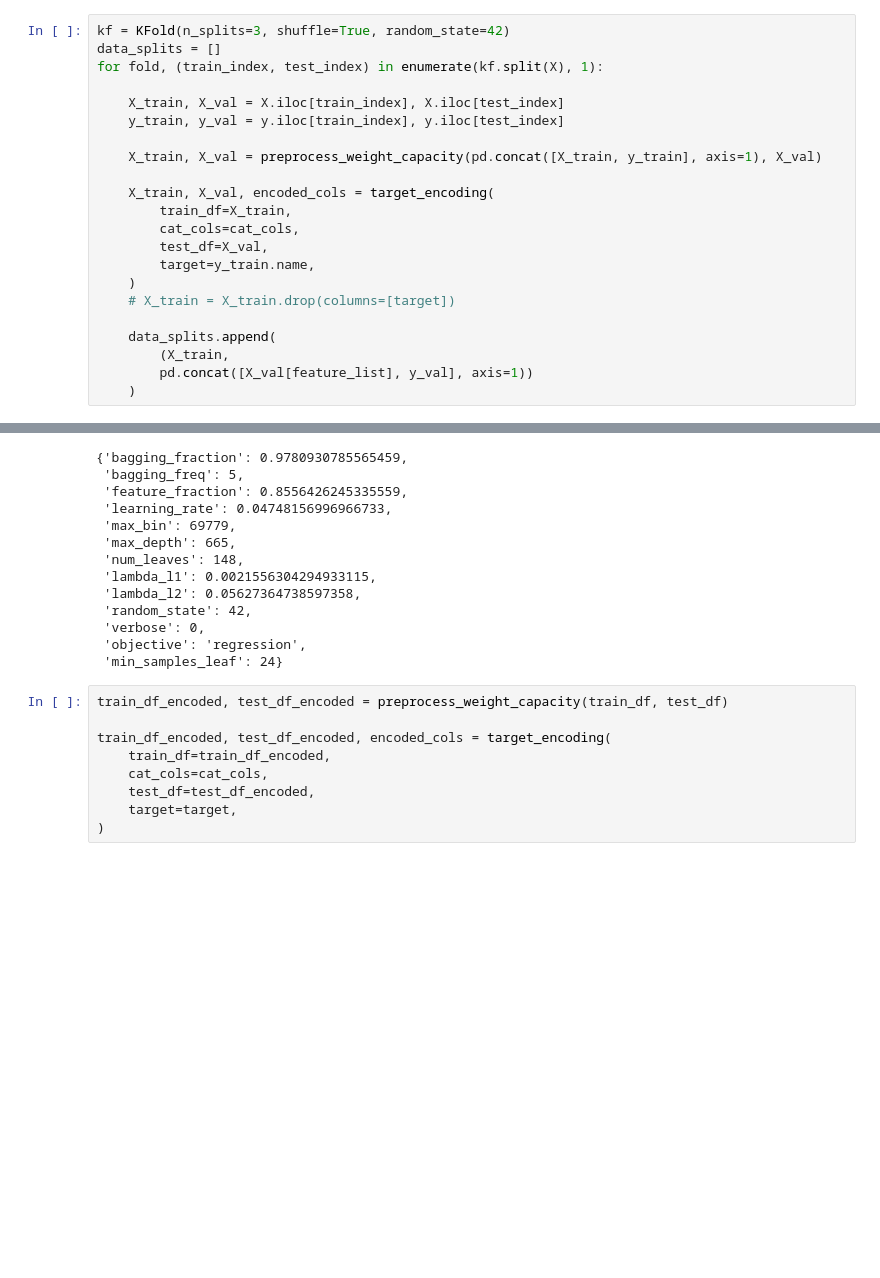
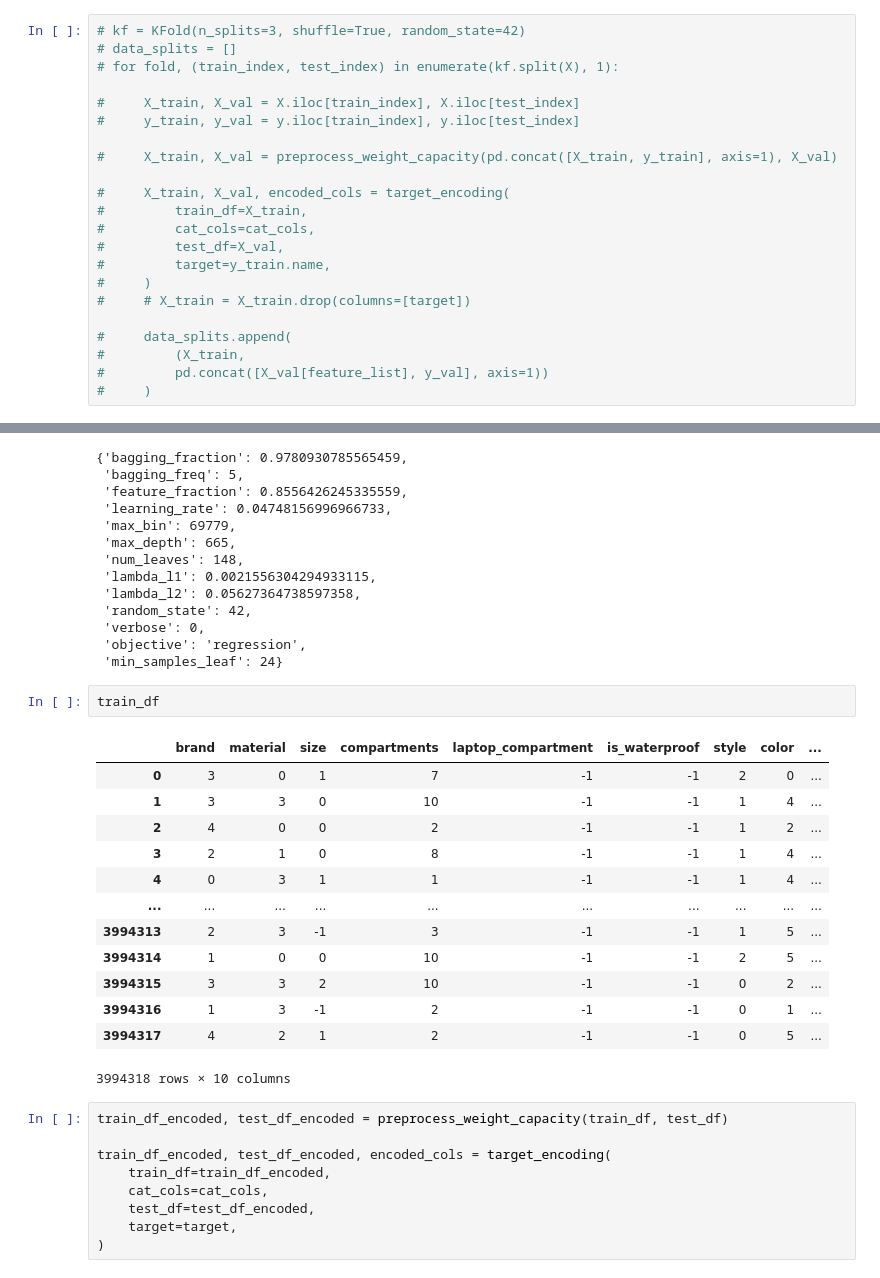
Before and after one commit to Jordanbarker/backpack-prediction-challenge, a Jupyter notebook: notebooks/03_hyperparams_lgb.ipynb, the cells around one changed output, grey strips where cells are left out. Cells and saved outputs as stored; diff of their text form; blank space fills up the shorter version.

Commit message:
Side by side tests

```diff
--- a/notebooks/03_hyperparams_lgb.ipynb
+++ b/notebooks/03_hyperparams_lgb.ipynb
@@ -44,25 +60,25 @@ The autoreload extension is already loaded. To reload it, use:
 # %%
-kf = KFold(n_splits=3, shuffle=True, random_state=42)
-data_splits = []
-for fold, (train_index, test_index) in enumerate(kf.split(X), 1):
+# kf = KFold(n_splits=3, shuffle=True, random_state=42)
+# data_splits = []
+# for fold, (train_index, test_index) in enumerate(kf.split(X), 1):
 
-    X_train, X_val = X.iloc[train_index], X.iloc[test_index]
-    y_train, y_val = y.iloc[train_index], y.iloc[test_index]
+#     X_train, X_val = X.iloc[train_index], X.iloc[test_index]
+#     y_train, y_val = y.iloc[train_index], y.iloc[test_index]
 
-    X_train, X_val = preprocess_weight_capacity(pd.concat([X_train, y_train], axis=1), X_val)
+#     X_train, X_val = preprocess_weight_capacity(pd.concat([X_train, y_train], axis=1), X_val)
 
-    X_train, X_val, encoded_cols = target_encoding(
-        train_df=X_train,
-        cat_cols=cat_cols,
-        test_df=X_val,
-        target=y_train.name,
-    )
-    # X_train = X_train.drop(columns=[target])
+#     X_train, X_val, encoded_cols = target_encoding(
+#         train_df=X_train,
+#         cat_cols=cat_cols,
+#         test_df=X_val,
+#         target=y_train.name,
+#     )
+#     # X_train = X_train.drop(columns=[target])
 
-    data_splits.append(
-        (X_train,
-        pd.concat([X_val[feature_list], y_val], axis=1))
-    )
+#     data_splits.append(
+#         (X_train,
+#         pd.concat([X_val[feature_list], y_val], axis=1))
+#     )
 # %%
 model_str = "lgb_"
 # %%
@@ -306,6 +326,22 @@ best_params
  'verbose': 0,
  'objective': 'regression',
  'min_samples_leaf': 24}
+# %%
+train_df
+# %% [output]
+|  | brand | material | size | compartments | laptop_compartment | is_waterproof | style | color | ... |
+| 0 | 3 | 0 | 1 | 7 | -1 | -1 | 2 | 0 | ... |
+| 1 | 3 | 3 | 0 | 10 | -1 | -1 | 1 | 4 | ... |
+| 2 | 4 | 0 | 0 | 2 | -1 | -1 | 1 | 2 | ... |
+| 3 | 2 | 1 | 0 | 8 | -1 | -1 | 1 | 4 | ... |
+| 4 | 0 | 3 | 1 | 1 | -1 | -1 | 1 | 4 | ... |
+| ... | ... | ... | ... | ... | ... | ... | ... | ... | ... |
+| 3994313 | 2 | 3 | -1 | 3 | -1 | -1 | 1 | 5 | ... |
+| 3994314 | 1 | 0 | 0 | 10 | -1 | -1 | 2 | 5 | ... |
+| 3994315 | 3 | 3 | 2 | 10 | -1 | -1 | 0 | 2 | ... |
+| 3994316 | 1 | 3 | -1 | 2 | -1 | -1 | 0 | 1 | ... |
+| 3994317 | 4 | 2 | 1 | 2 | -1 | -1 | 0 | 5 | ... |
+3994318 rows × 10 columns
 # %%
 train_df_encoded, test_df_encoded = preprocess_weight_capacity(train_df, test_df)
 
```
Also changed, not shown: parts of 4 cells of this notebook, 1 other file.
